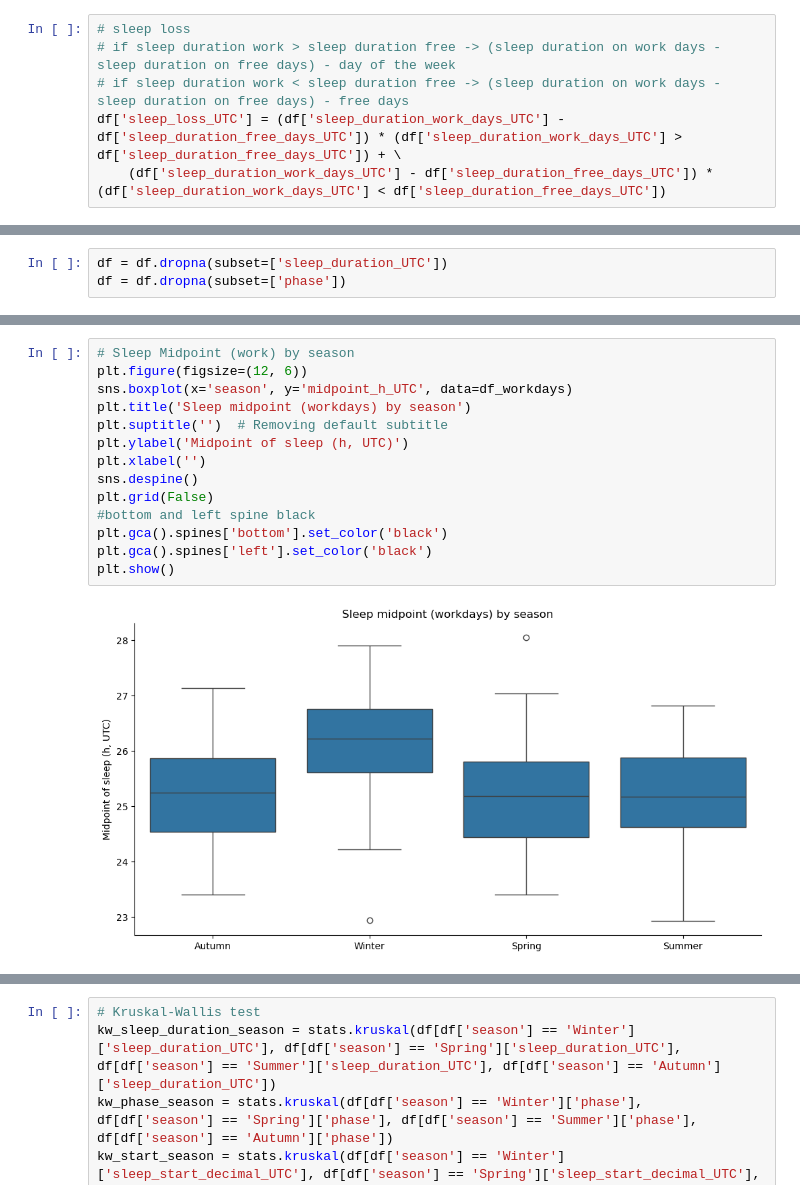
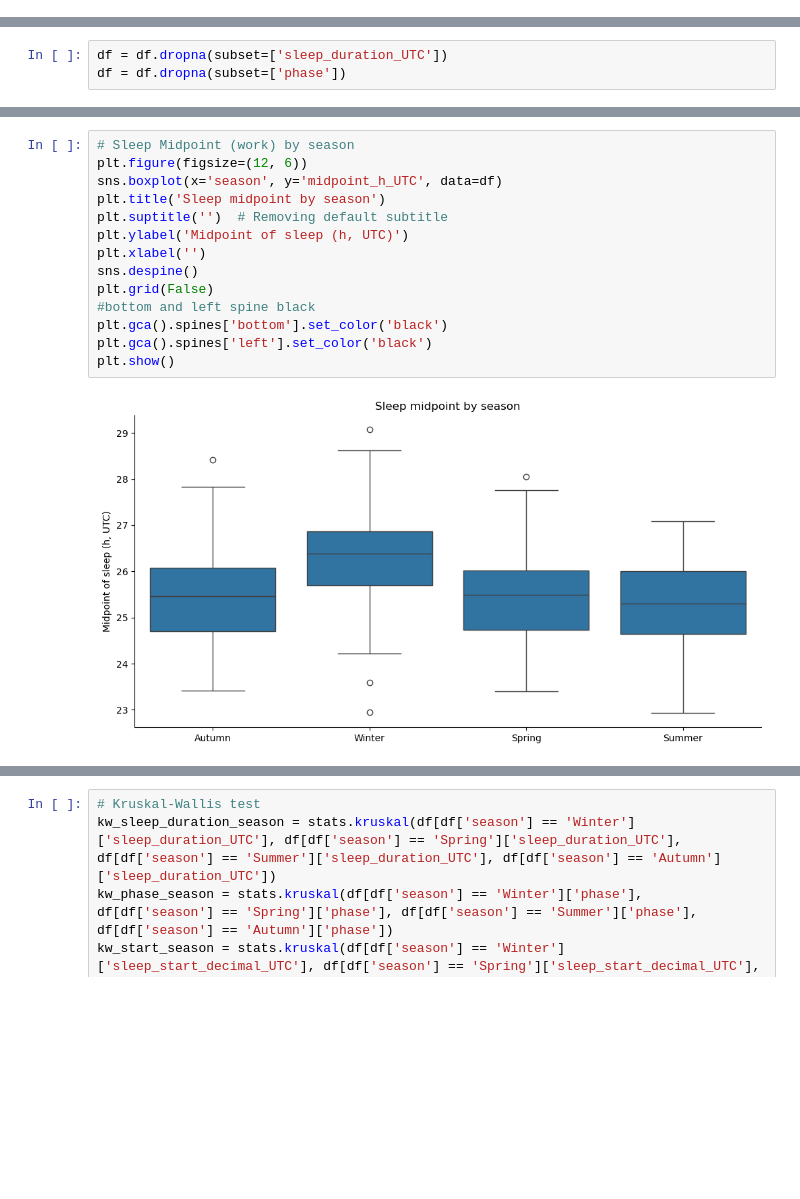
Before and after one commit to Gianluca-cnd/Case_report_uk_VS_ita, a Jupyter notebook: jetlag_UTC.ipynb, the cells around one changed output, grey strips where cells are left out. Drawn from its saved outputs; the diff is of its cells as text; blank space fills up the shorter version.

```diff
--- a/jetlag_UTC.ipynb
+++ b/jetlag_UTC.ipynb
@@ -58,12 +57,6 @@ df['weekday_type'] = df['weekday_type'].map({0: 'work days', 1: 'free days'})
 df['sleep_duration(h)_UTC'] = df['sleep_duration(h)_UTC'].astype(float)
 df['sleep_duration_work_days_UTC'] = df['sleep_duration(h)_UTC'] * (df['weekday_type'] == 'work days')
 df['sleep_duration_free_days_UTC'] = df['sleep_duration(h)_UTC'] * (df['weekday_type'] == 'free days')
-# %%
-# sleep loss
-# if sleep duration work > sleep duration free -> (sleep duration on work days - sleep duration on free days) - day of the week
-# if sleep duration work < sleep duration free -> (sleep duration on work days - sleep duration on free days) - free days
-df['sleep_loss_UTC'] = (df['sleep_duration_work_days_UTC'] - df['sleep_duration_free_days_UTC']) * (df['sleep_duration_work_days_UTC'] > df['sleep_duration_free_days_UTC']) + \
-    (df['sleep_duration_work_days_UTC'] - df['sleep_duration_free_days_UTC']) * (df['sleep_duration_work_days_UTC'] < df['sleep_duration_free_days_UTC'])
 # %%
 # filtered the midpoints by type of day of the week
 # new dataframe with only the midpoints of the work days/free days
@@ -518,16 +436,16 @@ Summer Winter  -1.9987    0.0 -2.3347 -1.6628   True
 # %%
 # Sleep Midpoint (work) by season
 plt.figure(figsize=(12, 6))
-sns.boxplot(x='season', y='midpoint_h_UTC', data=df_workdays)
-plt.title('Sleep midpoint (workdays) by season')
+sns.boxplot(x='season', y='midpoint_h_UTC', data=df)
+plt.title('Sleep midpoint by season')
 plt.suptitle('')  # Removing default subtitle
 plt.ylabel('Midpoint of sleep (h, UTC)')
 plt.xlabel('')
 sns.despine()
 plt.grid(False)
 #bottom and left spine black
 plt.gca().spines['bottom'].set_color('black')
 plt.gca().spines['left'].set_color('black')
 plt.show()
 # %% [output]
-[figure, old version]
+[figure, new version]
```
Also changed, not shown: parts of 105 cells of this notebook.
